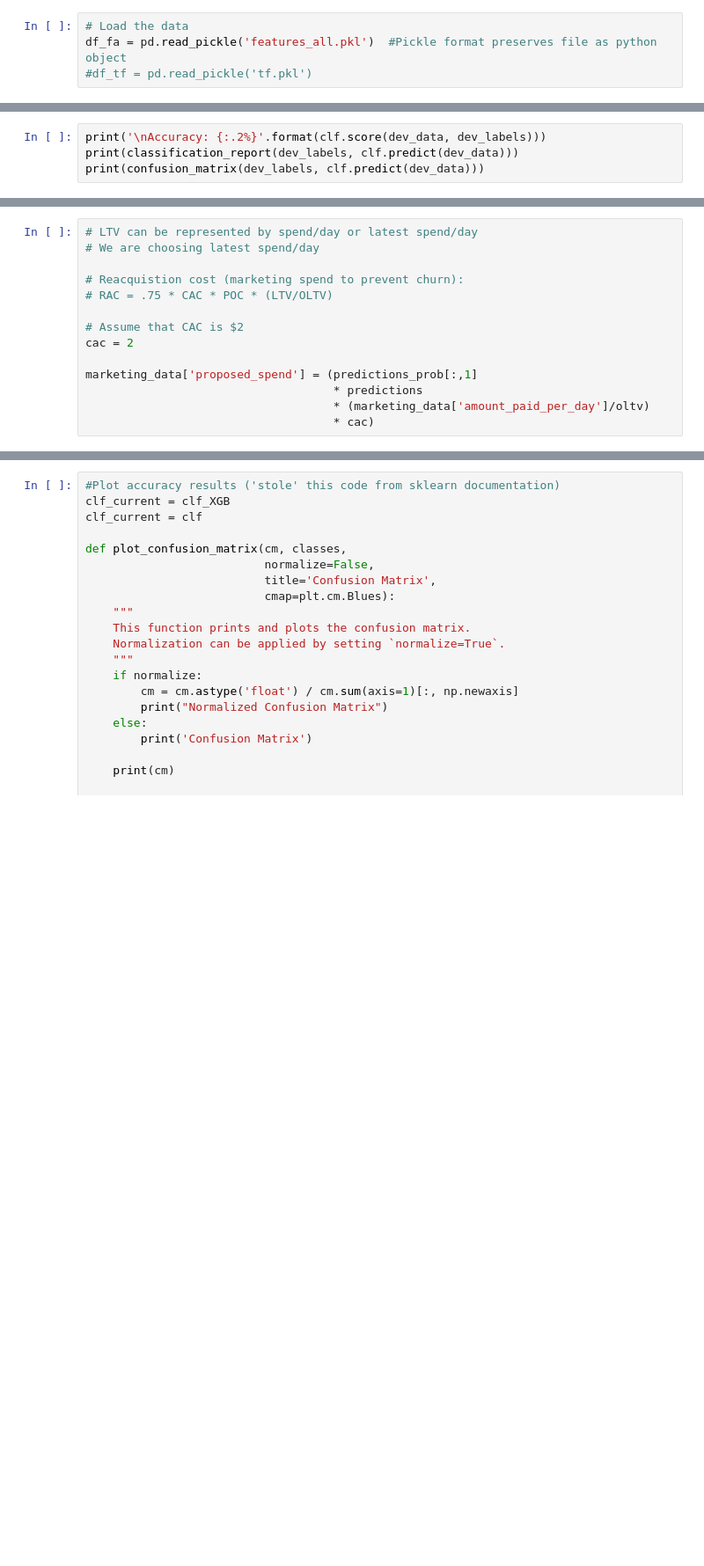
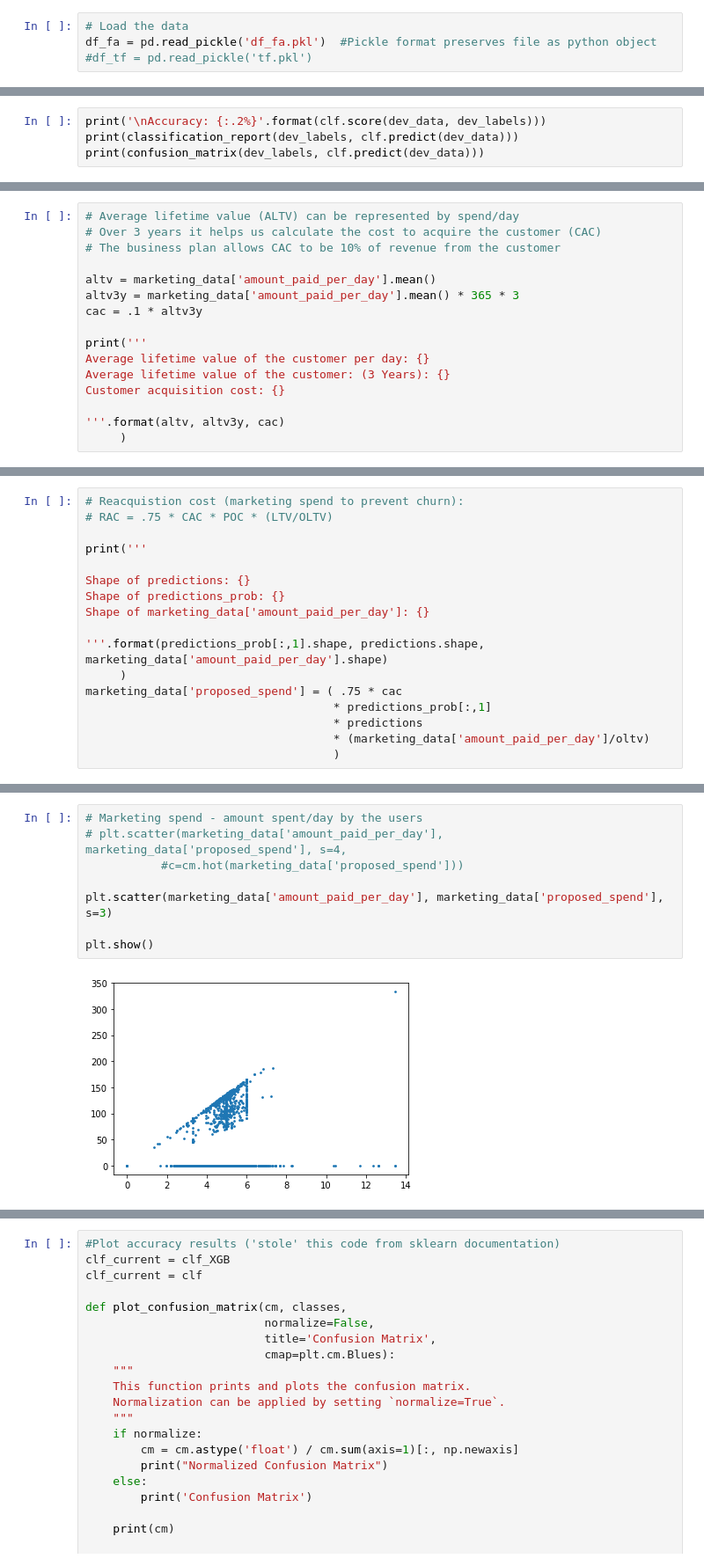
Before and after one commit to ajolson89/W207Fall2018Final, a Jupyter notebook: W207_FinalProj_02MLModels_KennedyKhannaOlson_khanna.ipynb, the cells around one changed output, grey strips where cells are left out. Shown at 88% size. Saved outputs shown, nothing was run; the diff lists cells and outputs as text; blank space fills up the shorter version.

Commit message:
Enchanced the marketing data DF, added visuals and validation

```diff
--- a/W207_FinalProj_02MLModels_KennedyKhannaOlson_khanna.ipynb
+++ b/W207_FinalProj_02MLModels_KennedyKhannaOlson_khanna.ipynb
@@ -35,7 +36,7 @@ from sklearn.metrics import (roc_curve, precision_recall_curve, auc, make_scorer
     precision_score, confusion_matrix, classification_report)
 # %%
 # Load the data
-df_fa = pd.read_pickle('features_all.pkl')  #Pickle format preserves file as python object
+df_fa = pd.read_pickle('df_fa.pkl')  #Pickle format preserves file as python object
 #df_tf = pd.read_pickle('tf.pkl')
 # %%
 # Test
@@ -363,0 +386,16 @@ print(oltv)
+# %%
+# Average lifetime value (ALTV) can be represented by spend/day
+# Over 3 years it helps us calculate the cost to acquire the customer (CAC)
+# The business plan allows CAC to be 10% of revenue from the customer
+
+altv = marketing_data['amount_paid_per_day'].mean()
+altv3y = marketing_data['amount_paid_per_day'].mean() * 365 * 3
+cac = .1 * altv3y
+
+print('''
+Average lifetime value of the customer per day: {}
+Average lifetime value of the customer: (3 Years): {}
+Customer acquisition cost: {}
+
+'''.format(altv, altv3y, cac)
+     )
@@ -364,15 +406,18 @@ print(oltv)
 # %%
-# LTV can be represented by spend/day or latest spend/day
-# We are choosing latest spend/day
-
 # Reacquistion cost (marketing spend to prevent churn):
 # RAC = .75 * CAC * POC * (LTV/OLTV)
 
-# Assume that CAC is $2
-cac = 2
+print('''
 
-marketing_data['proposed_spend'] = (predictions_prob[:,1]
+Shape of predictions: {}
+Shape of predictions_prob: {}
+Shape of marketing_data['amount_paid_per_day']: {}
+
+'''.format(predictions_prob[:,1].shape, predictions.shape, marketing_data['amount_paid_per_day'].shape)
+     )
+marketing_data['proposed_spend'] = ( .75 * cac
+                                    * predictions_prob[:,1]
                                     * predictions
                                     * (marketing_data['amount_paid_per_day']/oltv)
-                                    * cac)
+                                    )
 # %% [output]
@@ -386,0 +481,10 @@ marketing_data.head()
+# %%
+# Marketing spend - amount spent/day by the users
+# plt.scatter(marketing_data['amount_paid_per_day'], marketing_data['proposed_spend'], s=4,
+           #c=cm.hot(marketing_data['proposed_spend']))
+
+plt.scatter(marketing_data['amount_paid_per_day'], marketing_data['proposed_spend'], s=3)
+
+plt.show()
+# %% [output]
+[figure, added]
```
Also changed, not shown: parts of 19 cells of this notebook.
